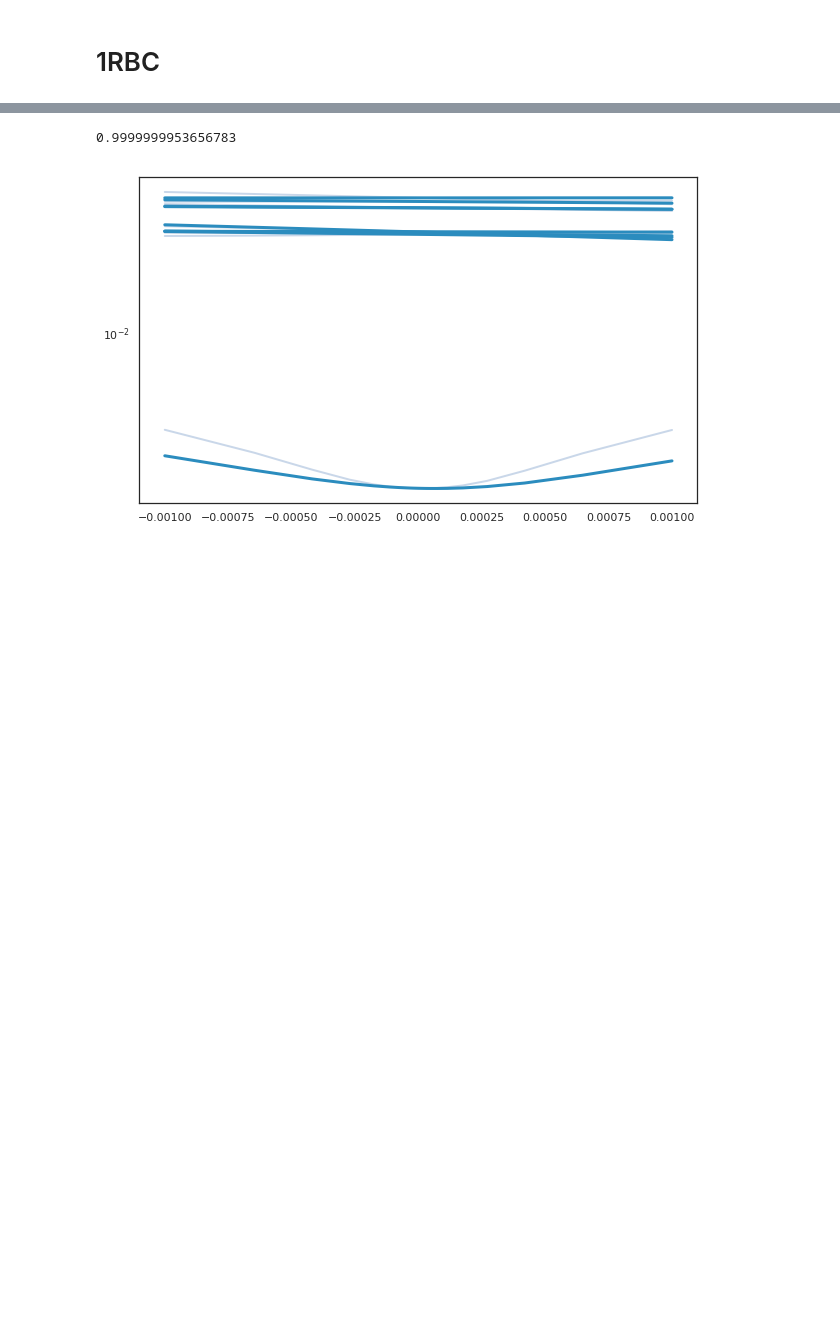
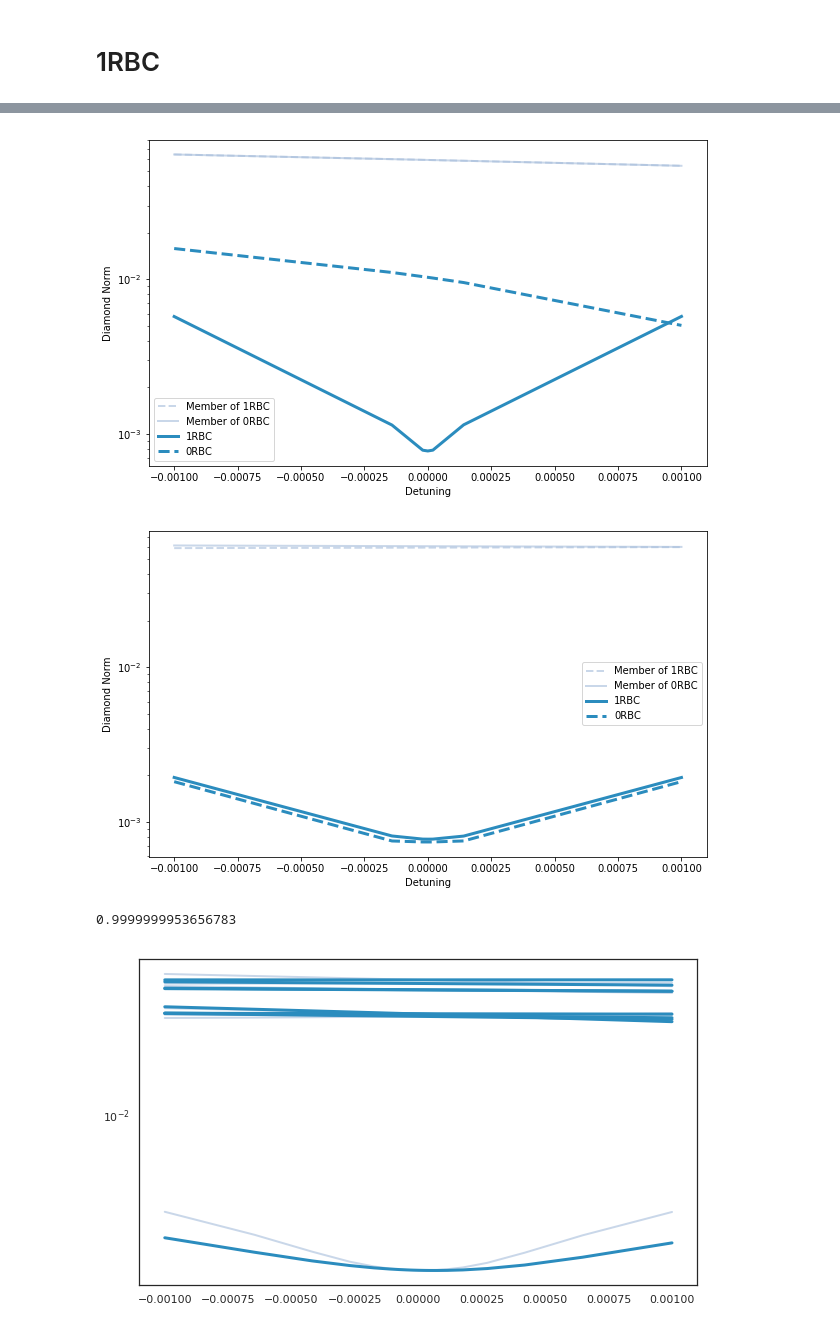
Before and after one commit to ampolloreno/decorrelating_errors, a Jupyter notebook: code/SQRT(X).ipynb, the cells around one changed output, grey strips where cells are left out. Saved outputs shown, nothing was run; the diff lists cells and outputs as text; code cells hidden in the pictures; blank space fills up the shorter version.

```diff
--- a/code/SQRT(X).ipynb
+++ b/code/SQRT(X).ipynb
@@ -251,12 +403,12 @@ def compute_diamond_norm(data):
 # %%
 %%px
-num_pts = 3
+num_pts = 7
 #pca0 and pca1 should have the same detunings, so we just use pca0 here.
-base = np.logspace(-4.7, np.log(pca0.detunings[0][0])/np.log(10), num_pts)
+base = np.logspace(-4.7, np.log(pca0.detunings[0][0])/np.log(10), (num_pts - 1)/2)
 controls = np.concatenate([np.sort(-base),np.array([0]), base])
 combinations0 = [[det,0] for det in controls]
 
-base = np.logspace(-4.7, np.log(pca0.detunings[1][0])/np.log(10), num_pts)
+base = np.logspace(-4.7, np.log(pca0.detunings[1][0])/np.log(10), (num_pts - 1)/2)
 controls = np.concatenate([np.sort(-base),np.array([0]), base])
 combinations1 = [[0,det] for det in controls]
 # %%
@@ -299,3 +478,5 @@ d_norms10, d_norms11 = dnorms(pca1)
+# %%
+controls = np.array([rc[i]['combo'][0] for i in range(num_pts)])
 # %%
-diamond_norms0 = np.array([rc[i]['d_norms00'] for i in range(3)])
-controls = np.array([rc[i]['combo'][0] for i in range(3)])
+diamond_norms00 = np.array([rc[i]['d_norms00'] for i in range(num_pts)])
+diamond_norms01 = np.array([rc[i]['d_norms01'] for i in range(num_pts)])
@@ -309,0 +483,3 @@ plt.plot(rc[0]['d_norms'])
+# %%
+diamond_norms10 = np.array([rc[i]['d_norms10'] for i in range(num_pts)])
+diamond_norms11 = np.array([rc[i]['d_norms11'] for i in range(num_pts)])
@@ -310,3 +488,18 @@ plt.plot(rc[0]['d_norms'])
+# %%
+for a, b in ((diamond_norms00, diamond_norms10), (diamond_norms01, diamond_norms11)):
+    plt.figure(figsize=(10,6))
+    plt.semilogy(controls, np.array(a).T[7], linewidth = 2, alpha=.6, color='#a6bddb', label="Member of 1RBC", ls="--");
+    plt.semilogy(controls, np.array(b).T[7], linewidth = 2, alpha=.6, color='#a6bddb', label="Member of 0RBC", ls="-");
+
+
+    plt.semilogy(controls, np.array(a).T[-1], linewidth = 3, alpha=1, color='#2b8cbe', label="1RBC", ls="-");
+    plt.semilogy(controls,np.array(b).T[-1], linewidth = 3, alpha=1, color='#2b8cbe', label="0RBC", ls="--");
+    plt.ylabel("Diamond Norm")
+    plt.xlabel("Detuning")
+    plt.legend()
+# %% [output]
+[figure, added]
+[figure, added]
 # %%
 for i, row in enumerate(d_norms[:-1, :]):
     reordered_row = np.array([row[j] for j in indices])
```
Also changed, not shown: parts of 30 cells of this notebook, 4 other files.
